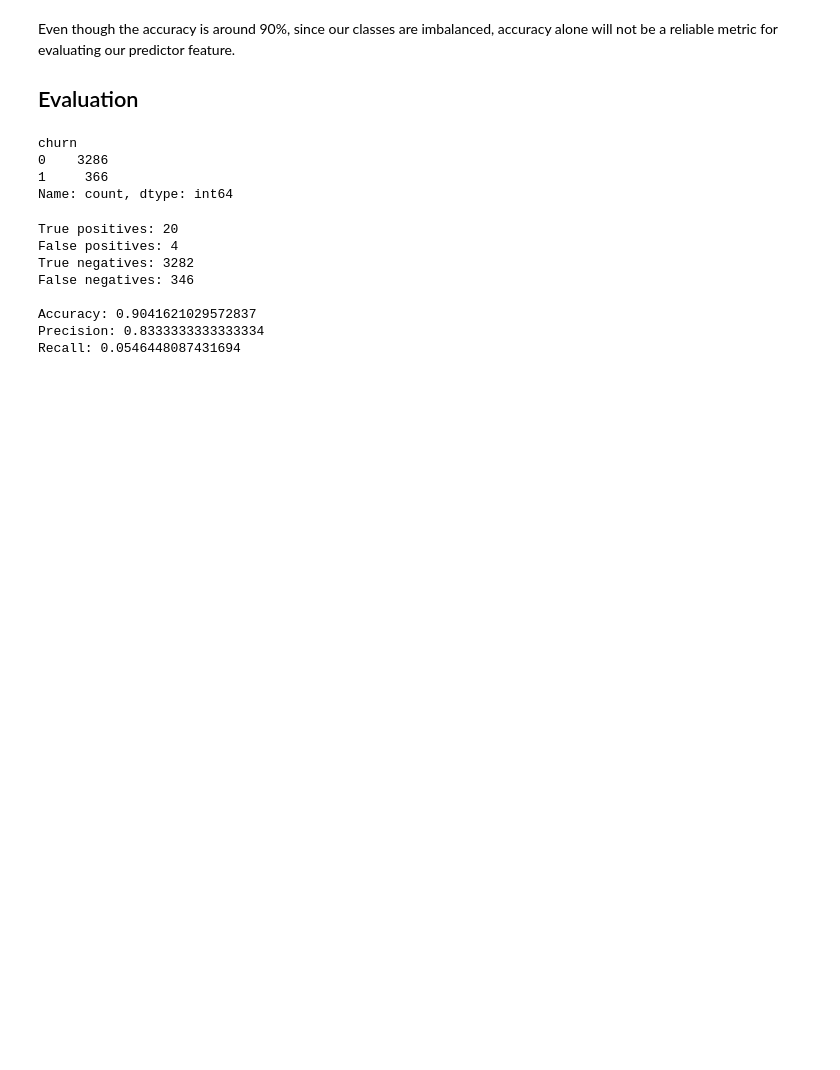
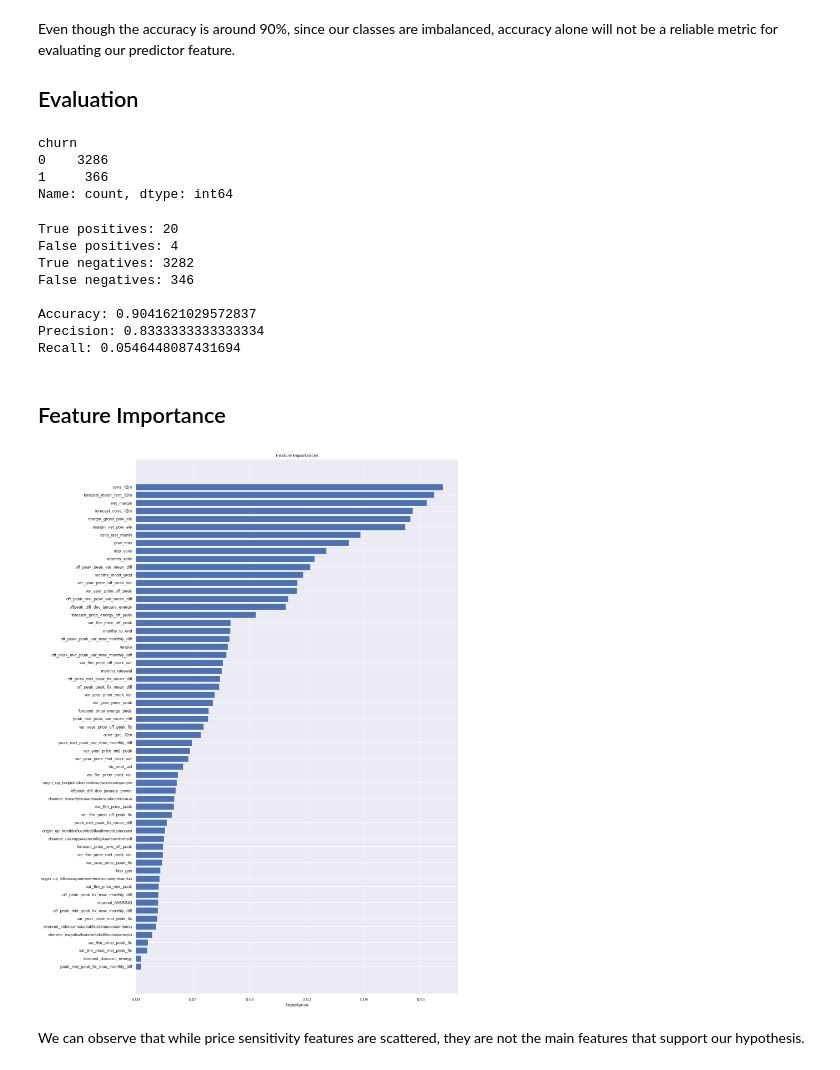
Before and after one commit to KaustubhKasture/BCG-PowerCo-Churn, a Jupyter notebook: Modeling.ipynb, the cells around one changed output. Cells and saved outputs as stored; diff of their text form; code cells hidden in the pictures; blank space fills up the shorter version.

Commit message:
Final Modeling script

```diff
--- a/Modeling.ipynb
+++ b/Modeling.ipynb
@@ -97,3 +97,21 @@ False negatives: 346
 Accuracy: 0.9041621029572837
 Precision: 0.8333333333333334
 Recall: 0.0546448087431694
+# %% [markdown]
+## Feature Importance
+# %%
+feature_importance = pd.DataFrame({
+    'features' : X_train.columns,
+    'importance' : model.feature_importances_
+}).sort_values(by='importance',ascending=True).reset_index()
+# %%
+plt.figure(figsize=(15, 25))
+plt.title('Feature Importances')
+plt.barh(range(len(feature_importance)), feature_importance['importance'], color='b', align='center')
+plt.yticks(range(len(feature_importance)), feature_importance['features'])
+plt.xlabel('Importance')
+plt.show()
+# %% [output]
+[figure, added]
+# %% [markdown]
+We can observe that while price sensitivity features are scattered, they are not the main features that support our hypothesis.
```
